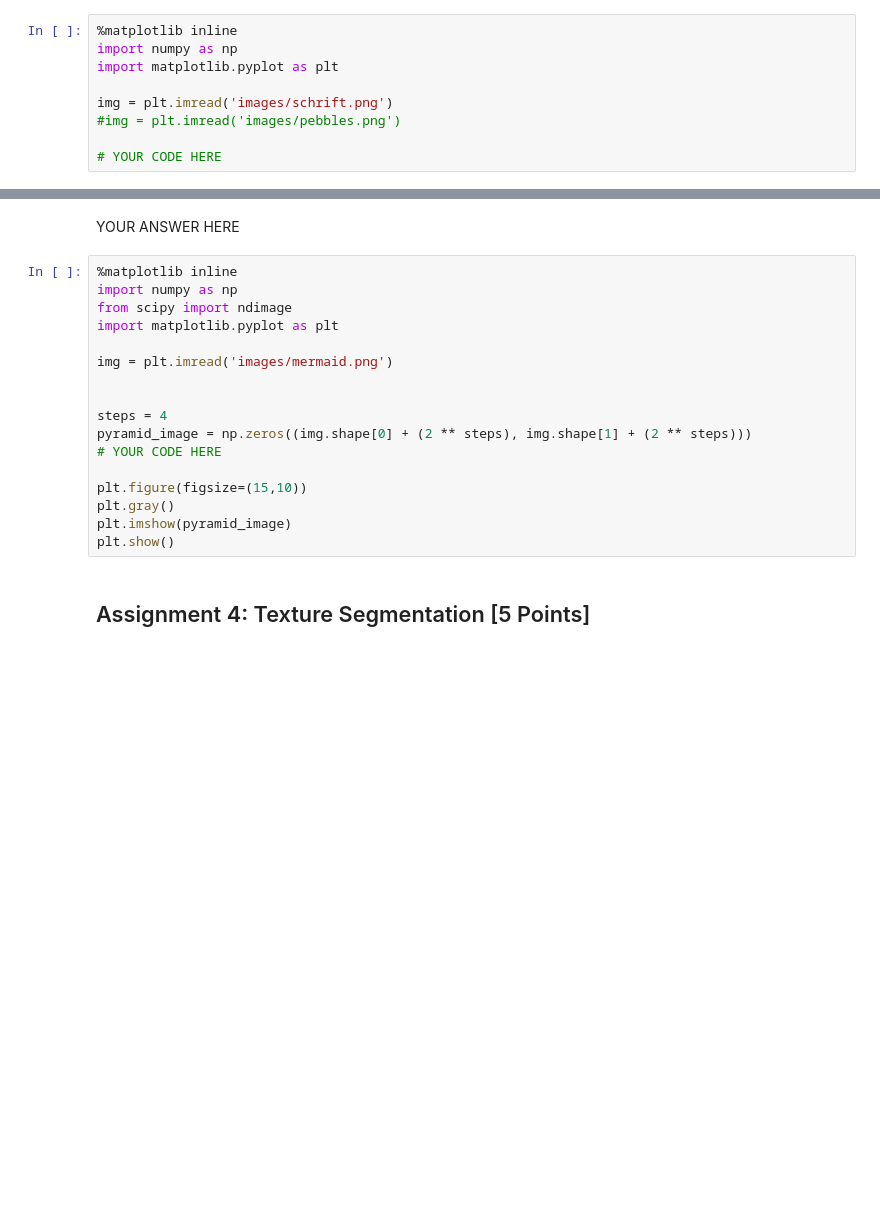
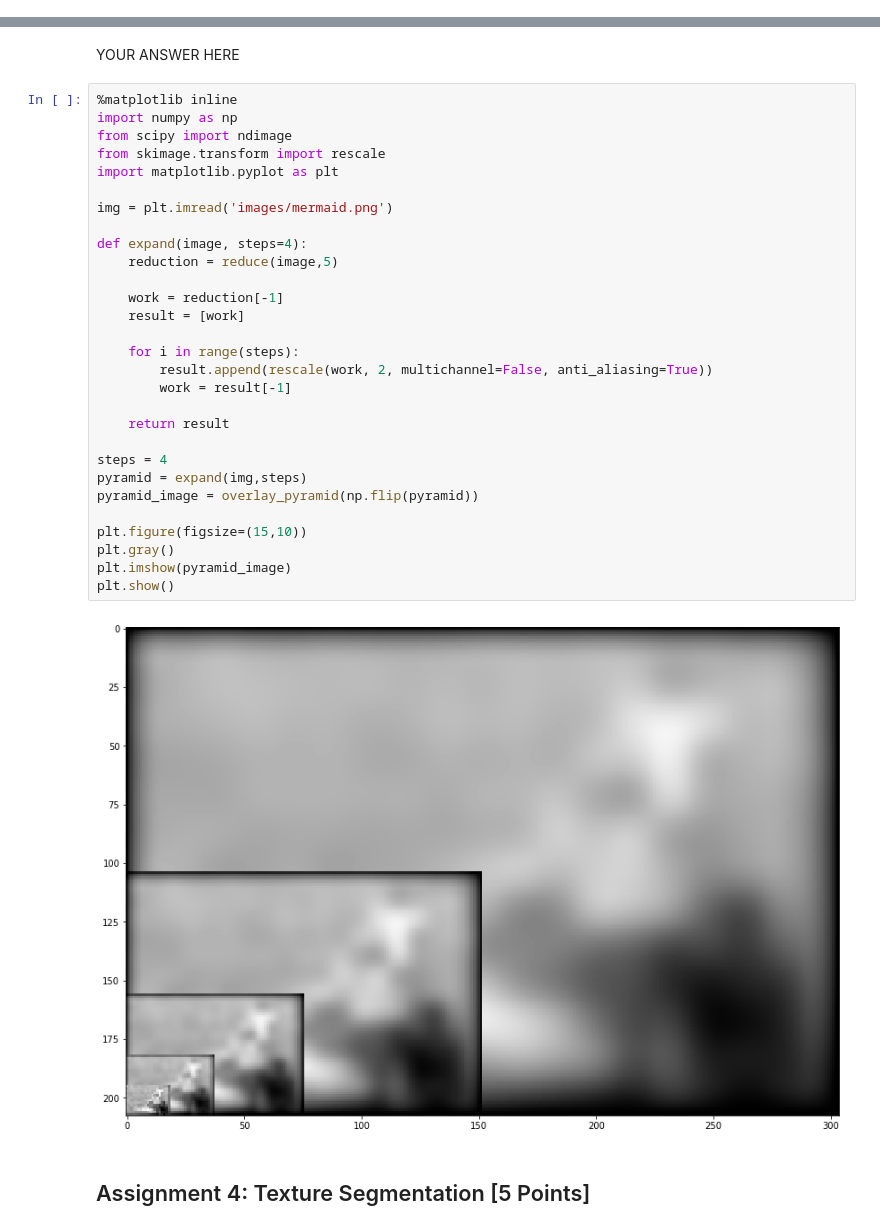
Before and after one commit to ArielMant0/cv2018, a Jupyter notebook: 04/sheet04.ipynb, the cells around one changed output, grey strips where cells are left out. Saved outputs shown, nothing was run; the diff lists cells and outputs as text; blank space fills up the shorter version.

```diff
--- a/04/sheet04.ipynb
+++ b/04/sheet04.ipynb
@@ -185,12 +216,3 @@ ValueError: The truth value of an array with more than one element is ambiguous.
 ### c) Shading
 
 Shading may cause a problem to histogram based segmentation. In the lecture (CV-07 slide 13), it was proposed to compute a shading image to deal with that problem. Apply this approach to the images `schrift.png` and `pebbles.jpg`. You may use filter functions from scikit-image for this exercise.
-# %%
-%matplotlib inline
-import numpy as np
-import matplotlib.pyplot as plt
-
-img = plt.imread('images/schrift.png')
-#img = plt.imread('images/pebbles.png')
-
-# YOUR CODE HERE
@@ -223,20 +325,34 @@ YOUR ANSWER HERE
 # %%
 %matplotlib inline
 import numpy as np
 from scipy import ndimage
+from skimage.transform import rescale
 import matplotlib.pyplot as plt
 
 img = plt.imread('images/mermaid.png')
 
+def expand(image, steps=4):
+    reduction = reduce(image,5)
+
+    work = reduction[-1]
+    result = [work]
+
+    for i in range(steps):
+        result.append(rescale(work, 2, multichannel=False, anti_aliasing=True))
+        work = result[-1]
+
+    return result
 
 steps = 4
-pyramid_image = np.zeros((img.shape[0] + (2 ** steps), img.shape[1] + (2 ** steps)))
-# YOUR CODE HERE
+pyramid = expand(img,steps)
+pyramid_image = overlay_pyramid(np.flip(pyramid))
 
 plt.figure(figsize=(15,10))
 plt.gray()
 plt.imshow(pyramid_image)
 plt.show()
+# %% [output]
+[figure, added]
 # %% [markdown]
 ## Assignment 4: Texture Segmentation [5 Points]
 # %% [markdown]
```
Also changed, not shown: parts of 15 cells of this notebook, 1 other file.
